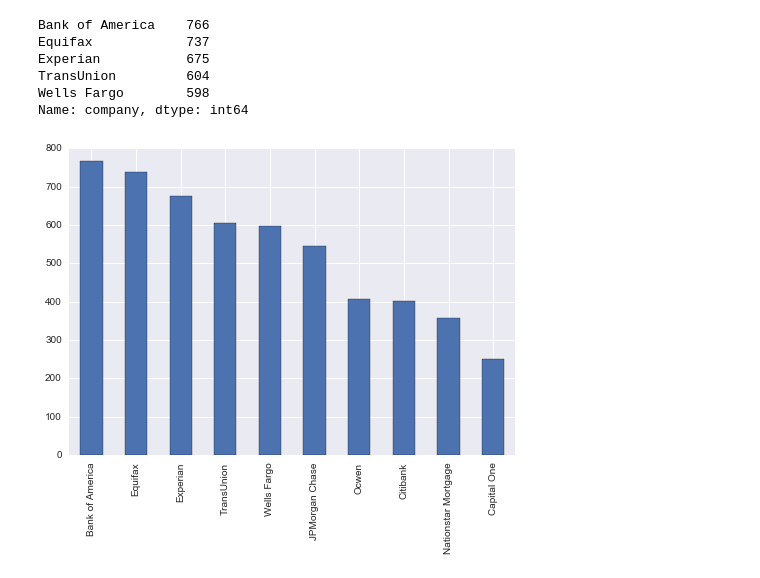
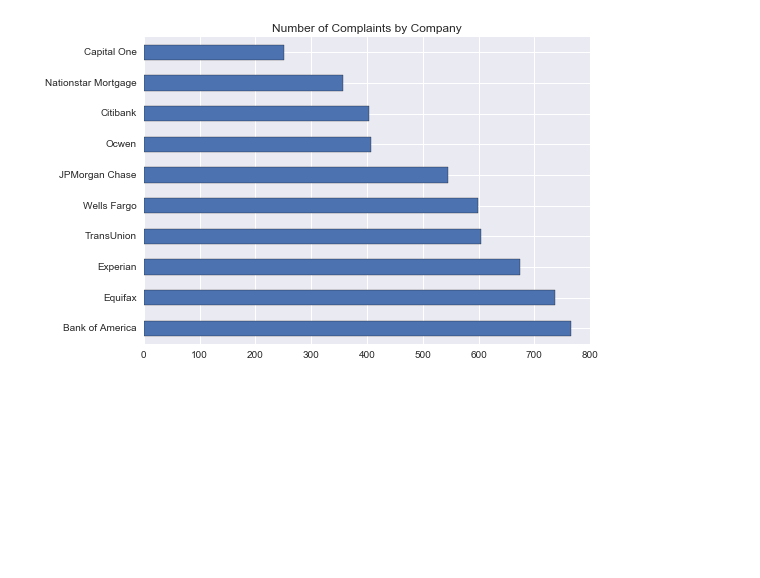
Before and after one commit to katjackson/consumer-complaints, a Jupyter notebook: consumer-complaints.ipynb, the cells around one changed output. Drawn from its saved outputs; the diff is of its cells as text; code cells hidden in the pictures; blank space fills up the shorter version.

```diff
--- a/consumer-complaints.ipynb
+++ b/consumer-complaints.ipynb
@@ -13,7 +13,7 @@ date_series = complaints.pop('Date received')
 # %%
 complaints.index = pd.to_datetime(date_series, format='%m/%d/%Y')
 # %%
-complaints = complaints[['Complaint ID', 'Product', 'Sub-product', 'Issue', 'State', 'ZIP code', 'Company', 'Company response', 'Consumer disputed?']].copy()
+complaints = complaints[['Complaint ID', 'Product', 'Sub-product', 'Issue', 'State', 'ZIP code', 'Company', 'Company response', 'Consumer disputed?']]
 complaints = complaints.rename(columns={'Complaint ID': 'id', 'Product': 'product', 'Sub-product': 'subproduct', 'Issue': 'issue', 'State': 'state', 'ZIP code': 'zip', 'Company': 'company', 'Company response': 'response', 'Consumer disputed?': 'disputed'})
 complaints.head()
 # %% [output]
@@ -27,14 +27,8 @@ complaints.head()
 # %%
 company = complaints['company'].value_counts()
 company = company[:10]
-print(company.head())
-company.plot(kind='bar')
+company.plot(kind='barh')
+plt.title('Number of Complaints by Company')
 plt.show()
 # %% [output]
-Bank of America    766
-Equifax            737
-Experian           675
-TransUnion         604
-Wells Fargo        598
-Name: company, dtype: int64
-[figure, old version]
+[figure, new version]
```
Also changed, not shown: parts of 8 cells of this notebook.
